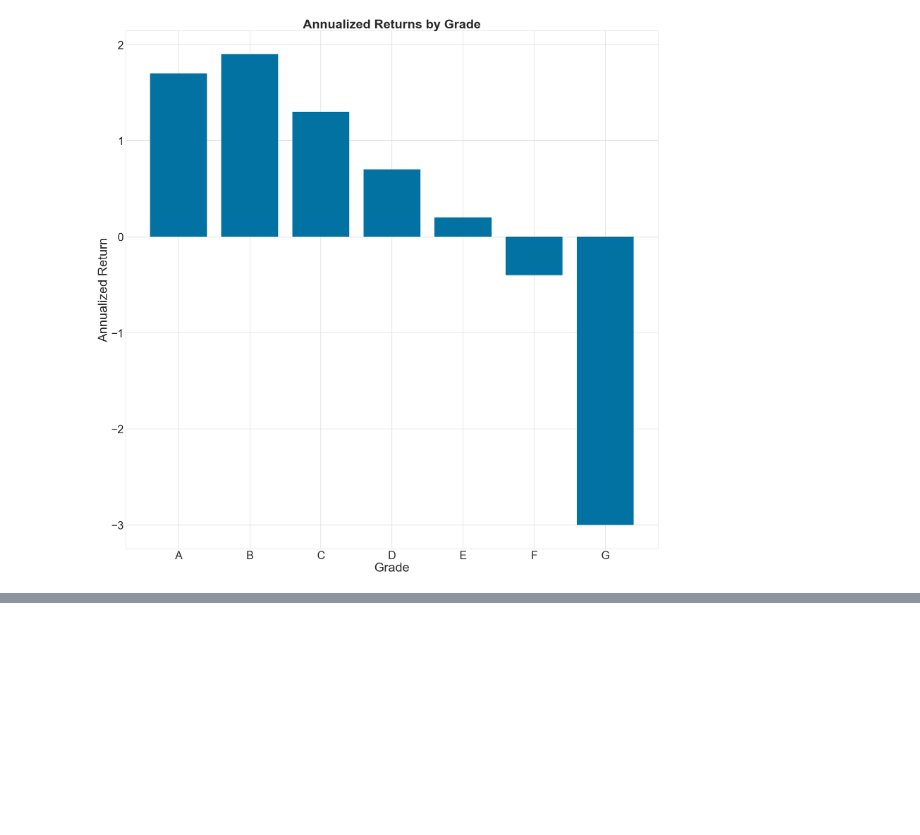
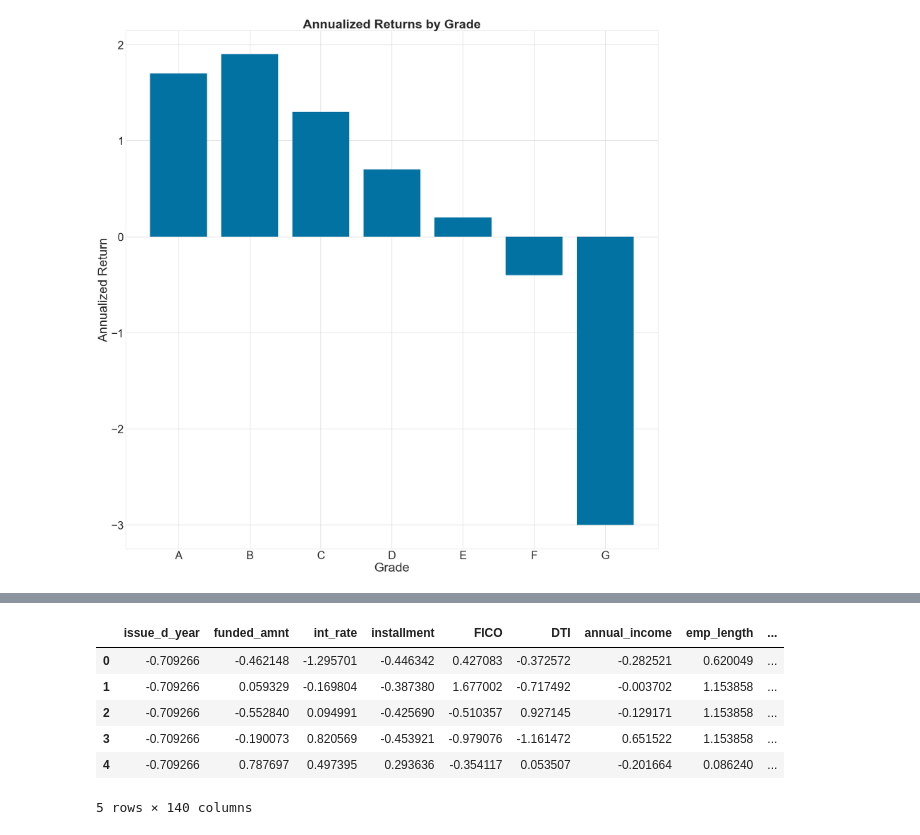
Before and after one commit to ajricks4/lending-club, a Jupyter notebook: LendingClub_DataCleaning_FeatureEngineering.ipynb, the cells around one changed output, grey strips where cells are left out. Cells and saved outputs as stored; diff of their text form; code cells hidden in the pictures; blank space fills up the shorter version.

```diff
--- a/LendingClub_DataCleaning_FeatureEngineering.ipynb
+++ b/LendingClub_DataCleaning_FeatureEngineering.ipynb
@@ -114,0 +118,2 @@ LCP.lc_annualized_returns(returns)
+# %%
+scaled_df = LCT.lc_transform(df)
@@ -114,0 +131,10 @@ LCP.lc_annualized_returns(returns)
+# %%
+scaled_df.head()
+# %% [output]
+|  | issue_d_year | funded_amnt | int_rate | installment | FICO | DTI | annual_income | emp_length | ... |
+| 0 | -0.709266 | -0.462148 | -1.295701 | -0.446342 | 0.427083 | -0.372572 | -0.282521 | 0.620049 | ... |
+| 1 | -0.709266 | 0.059329 | -0.169804 | -0.387380 | 1.677002 | -0.717492 | -0.003702 | 1.153858 | ... |
+| 2 | -0.709266 | -0.552840 | 0.094991 | -0.425690 | -0.510357 | 0.927145 | -0.129171 | 1.153858 | ... |
+| 3 | -0.709266 | -0.190073 | 0.820569 | -0.453921 | -0.979076 | -1.161472 | 0.651522 | 1.153858 | ... |
+| 4 | -0.709266 | 0.787697 | 0.497395 | 0.293636 | -0.354117 | 0.053507 | -0.201664 | 0.086240 | ... |
+5 rows × 140 columns
```
Also changed, not shown: parts of 9 cells of this notebook, 2 other files.
